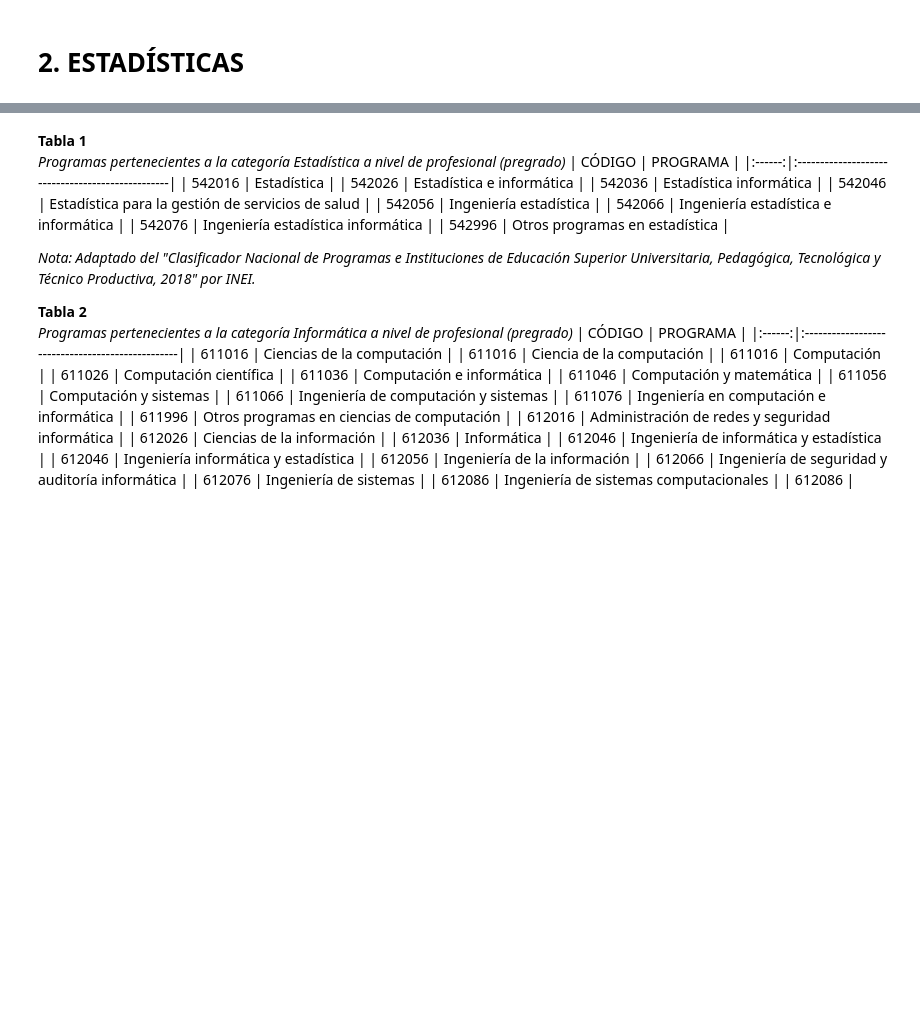
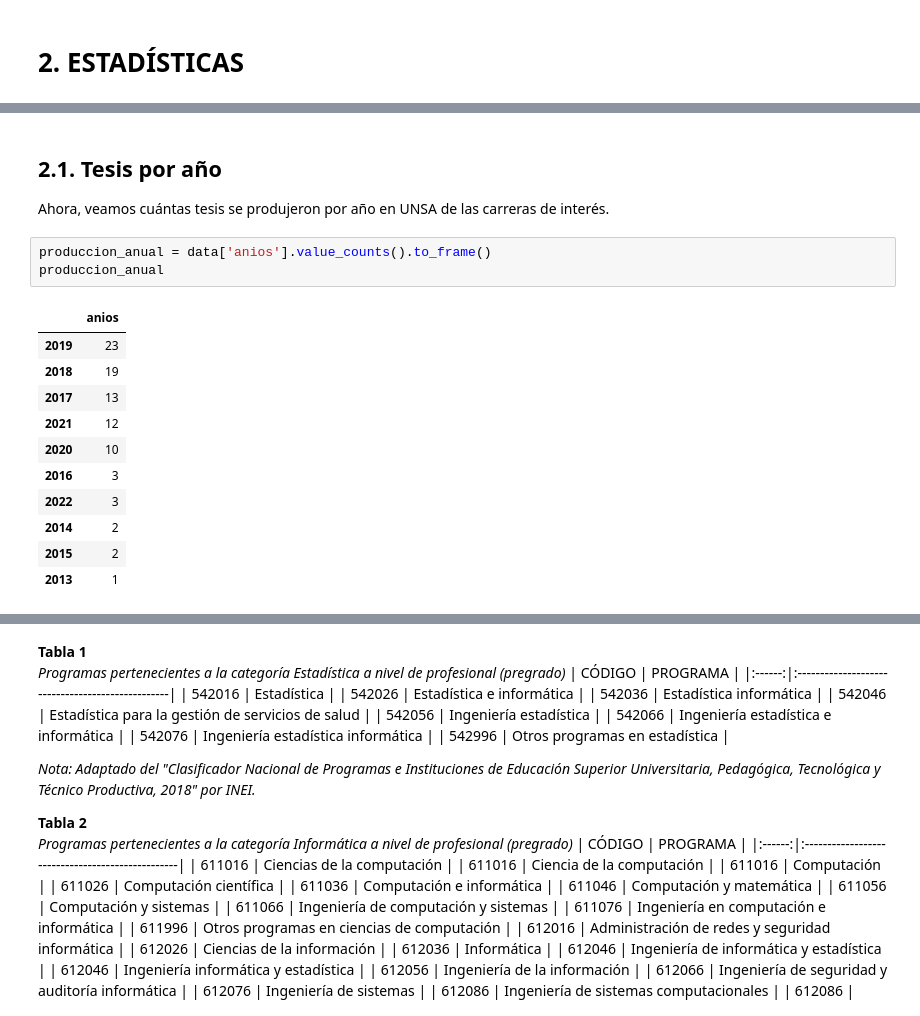
Before and after one commit to Geraldine-Geronimo/LP2_TRABAJO_FINAL, a Jupyter notebook: UNSA.ipynb, the cells around one changed output, grey strips where cells are left out. Saved outputs shown, nothing was run; the diff lists cells and outputs as text; blank space fills up the shorter version.

```diff
--- a/UNSA.ipynb
+++ b/UNSA.ipynb
@@ -269,0 +283,18 @@ Texto
+# %% [markdown]
+## 2.1. Tesis por año
+Ahora, veamos cuántas tesis se produjeron por año en UNSA de las carreras de interés.
+# %%
+produccion_anual = data['anios'].value_counts().to_frame()
+produccion_anual
+# %% [output]
+|  | anios |
+| 2019 | 23 |
+| 2018 | 19 |
+| 2017 | 13 |
+| 2021 | 12 |
+| 2020 | 10 |
+| 2016 | 3 |
+| 2022 | 3 |
+| 2014 | 2 |
+| 2015 | 2 |
+| 2013 | 1 |
```
Also changed, not shown: parts of 14 cells of this notebook.
